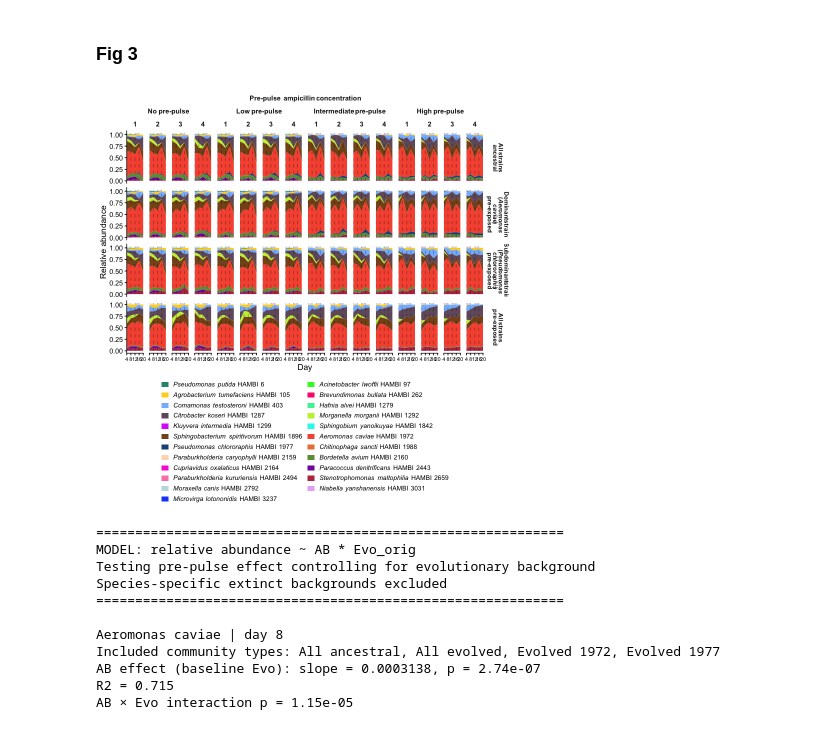
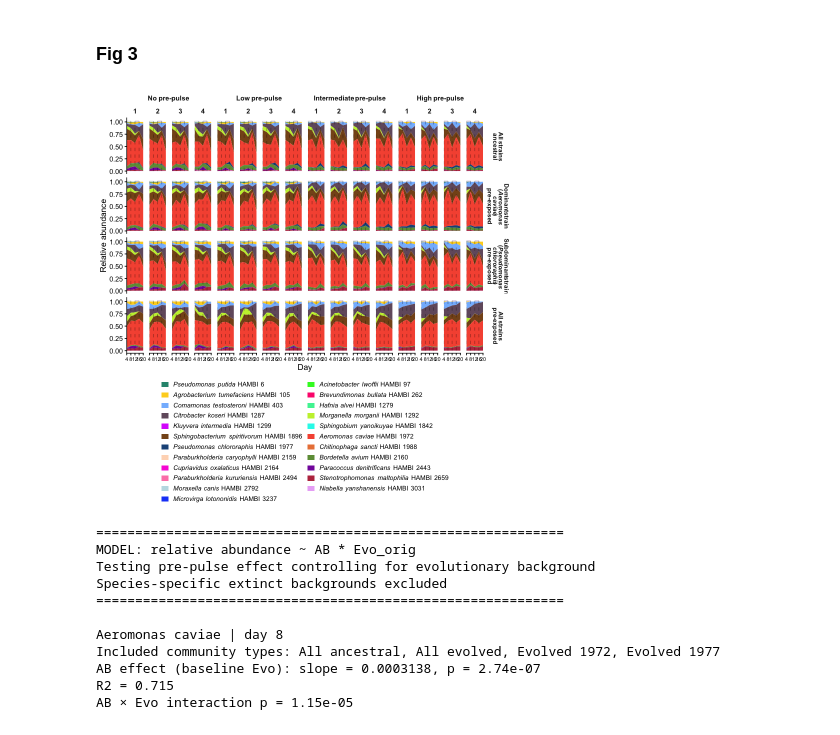
Before and after one commit to johannescairns/eco-evo-detox-ampicillin, a Jupyter notebook: notebooks/02_Fig3_related_analyses.ipynb, the cells around one changed output. Saved outputs shown, nothing was run; the diff lists cells and outputs as text; code cells hidden in the pictures.

Commit message:
Update Fig3 (x facet label)

```diff
--- a/notebooks/02_Fig3_related_analyses.ipynb
+++ b/notebooks/02_Fig3_related_analyses.ipynb
@@ -318,36 +318,35 @@ p_comp <- ggplot() +
     linetype = "dashed",
     linewidth = 0.4,
     colour = alpha("black", 0.35)
   ) +
   ggh4x::facet_nested(
     rows = vars(Evo_html),
-    cols = vars(AB_super, AB_fac, Replicate),
-    labeller = labeller(AB_super = label_value)
+    cols = vars(AB_fac, Replicate)
   ) +
   scale_x_continuous(
     breaks = c(4, 8, 12, 16, 20),
     limits = c(4, 20),
     expand = expansion(mult = c(0, 0.01))
   ) +
   scale_y_continuous(
     name = "Relative abundance",
     limits = c(0, 1.03)
   ) +
   labs(x = "Day") +
   comp_theme()
 
 print(p_comp)
 
 ggsave(
   file.path(fig_dir, "Fig3.pdf"),
   p_comp,
   width = 10,
   height = 8,
   units = "in",
   device = pdf_device
 )
 # %% [output]
-[figure, old version]
+[figure, new version]
 # %%
 ## ------------------------------------------------------------------
 ## Increased power analysis: all valid evolutionary backgrounds
```
Also changed, not shown: 1 other file.
